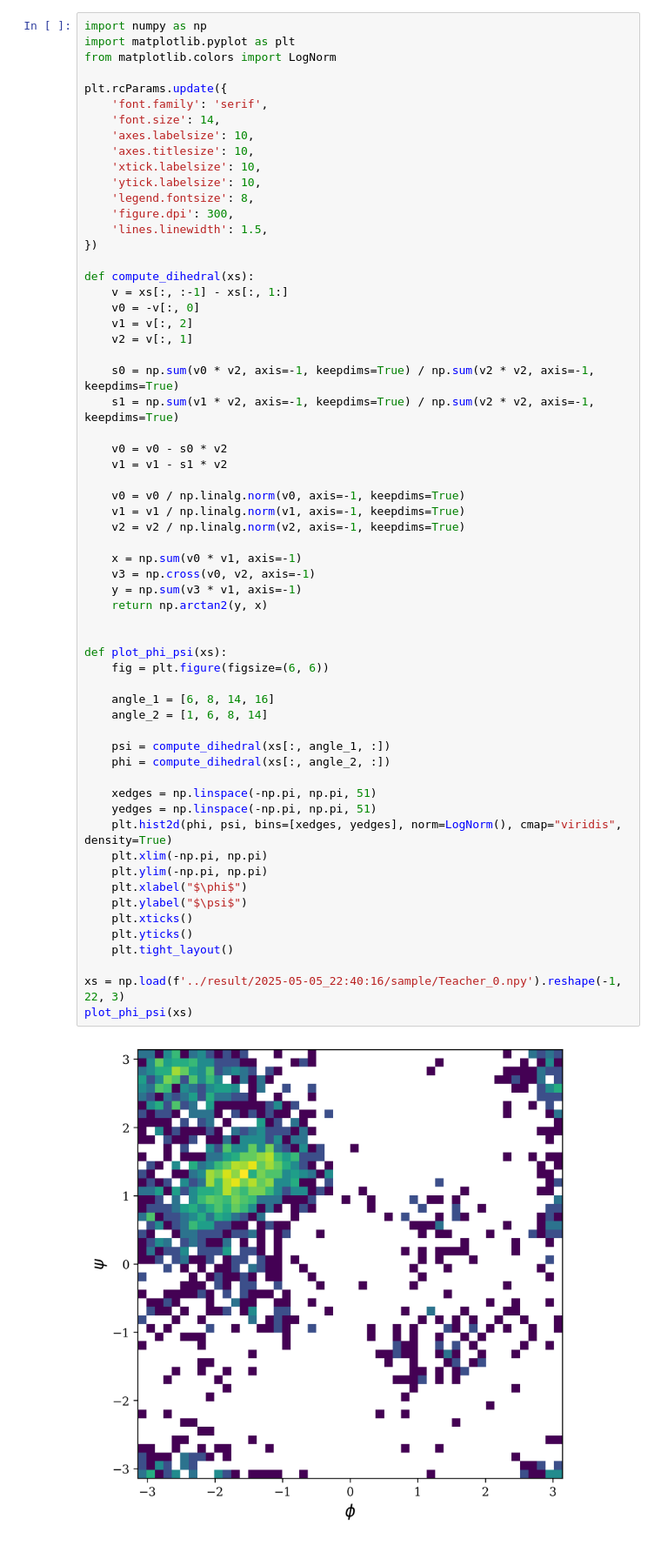
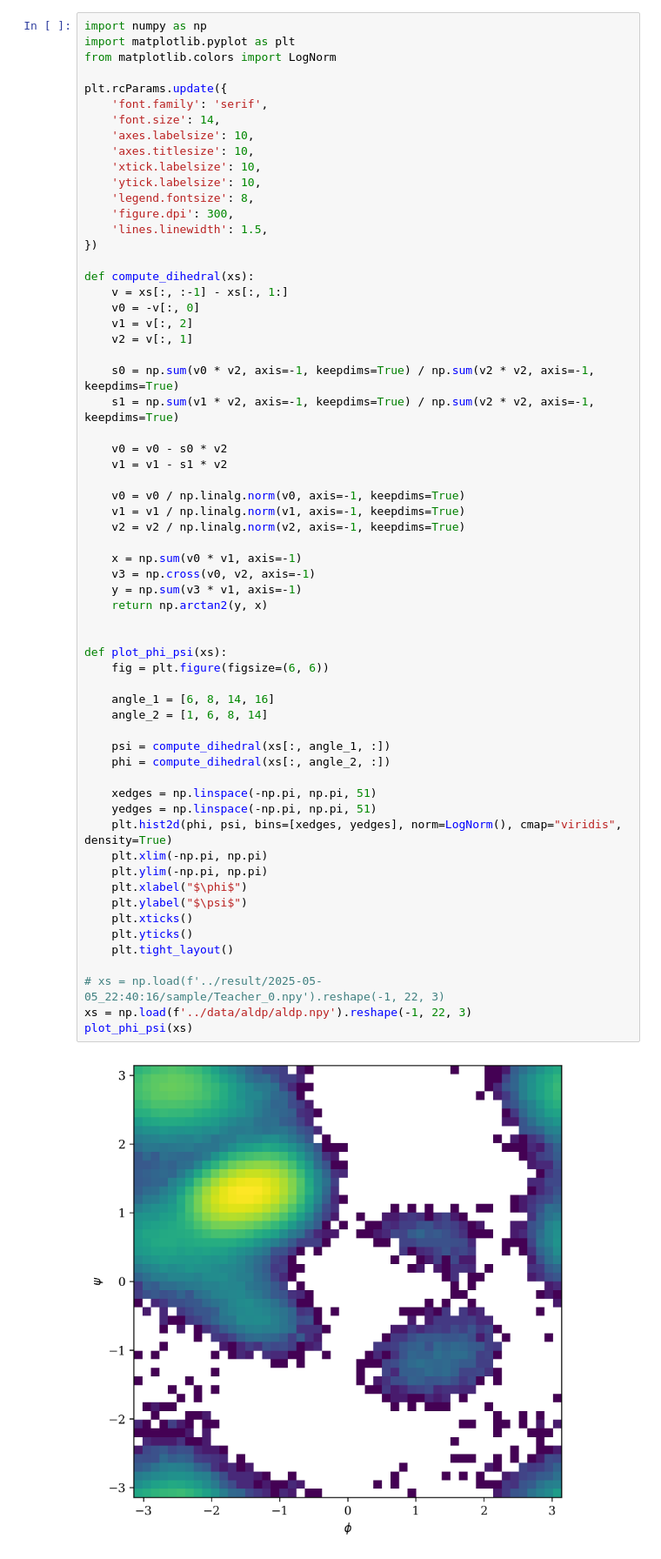
Before and after one commit to minkyu1022/distill_diff_sampler, a Jupyter notebook: notebook/phi_psi.ipynb, the cells around one changed output. Shown: that part at 87% size. Drawn from its saved outputs; the diff is of its cells as text.

```diff
--- a/notebook/phi_psi.ipynb
+++ b/notebook/phi_psi.ipynb
@@ -32,32 +32,33 @@ def compute_dihedral(xs):
     v2 = v2 / np.linalg.norm(v2, axis=-1, keepdims=True)
 
     x = np.sum(v0 * v1, axis=-1)
     v3 = np.cross(v0, v2, axis=-1)
     y = np.sum(v3 * v1, axis=-1)
     return np.arctan2(y, x)
 
 
 def plot_phi_psi(xs):
     fig = plt.figure(figsize=(6, 6))
 
     angle_1 = [6, 8, 14, 16]
     angle_2 = [1, 6, 8, 14]
 
     psi = compute_dihedral(xs[:, angle_1, :])
     phi = compute_dihedral(xs[:, angle_2, :])
 
     xedges = np.linspace(-np.pi, np.pi, 51)
     yedges = np.linspace(-np.pi, np.pi, 51)
     plt.hist2d(phi, psi, bins=[xedges, yedges], norm=LogNorm(), cmap="viridis", density=True)
     plt.xlim(-np.pi, np.pi)
     plt.ylim(-np.pi, np.pi)
     plt.xlabel("$\phi$")
     plt.ylabel("$\psi$")
     plt.xticks()
     plt.yticks()
     plt.tight_layout()
 
-xs = np.load(f'../result/2025-05-05_22:40:16/sample/Teacher_0.npy').reshape(-1, 22, 3)
+# xs = np.load(f'../result/2025-05-05_22:40:16/sample/Teacher_0.npy').reshape(-1, 22, 3)
+xs = np.load(f'../data/aldp/aldp.npy').reshape(-1, 22, 3)
 plot_phi_psi(xs)
 # %% [output]
-[figure, old version]
+[figure, new version]
```
Also changed, not shown: 1 other file.
